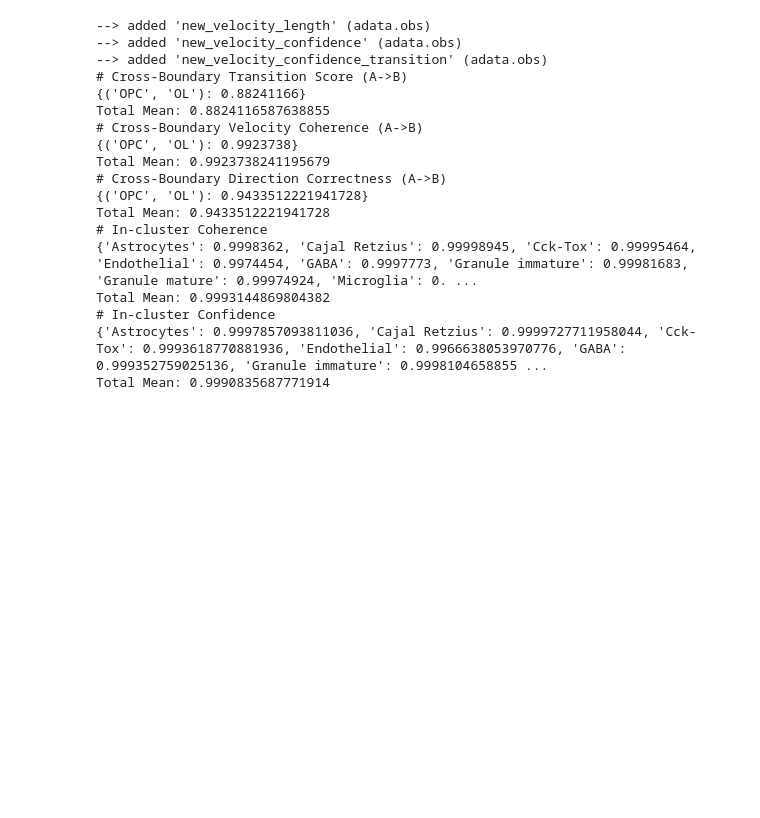
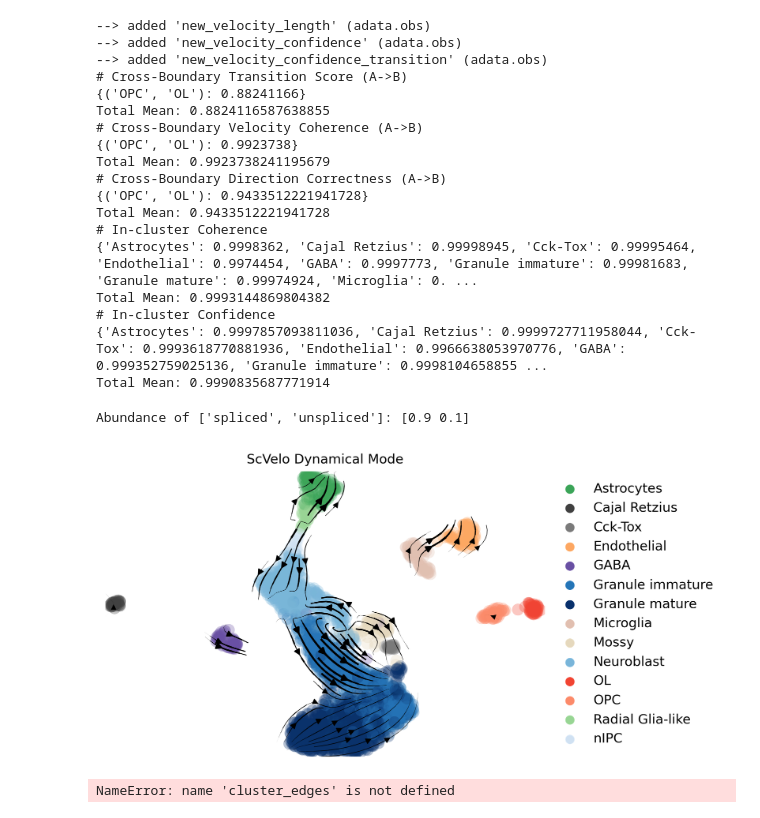
Before and after one commit to qiaochen/VeloAE, a Jupyter notebook: notebooks/dentategyrus/model-dentategyrus_gat.ipynb, the cells around one changed output. Saved outputs shown, nothing was run; the diff lists cells and outputs as text; code cells hidden in the pictures; blank space fills up the shorter version.

Commit message:
experiment for veloAE0.2.0

```diff
--- a/notebooks/dentategyrus/model-dentategyrus_gat.ipynb
+++ b/notebooks/dentategyrus/model-dentategyrus_gat.ipynb
@@ -18,21 +15,21 @@ args = parser.parse_args(args=['--lr', '1e-5',
                                '--k-dim', '100',
                                '--model-name', 'dentategyrus_model.cpt',
                                '--exp-name', 'CohAE_dentategyrus',
+                               '--scv_n_jobs', '10',
                                '--device', 'cuda:2',
                                '--gumbsoft_tau', '5',
                                '--nb_g_src', "X",
+                               '--ld_nb_g_src', "X",
                                '--n_raw_gene', '2000',
                                '--n_conn_nb', '30',
                                '--n_nb_newadata', '30',
                                '--aux_weight', '1',
                                '--fit_offset_train', None,
                                '--fit_offset_pred', 'True',
-                               '--use_offset_pred', None, # we remove offset after low-dimensional linear regression with offset,
-                                                          # to further denoise output, since during training we did not use offset
-                                                          # in order to make the low dimensions centered (i.e., offset = 0) for linear regression. So, Ideally, when fitting
-                                                          # linear regression with offset after training veloAE, the offset should be close to zero.
-                                                          # But fitting with an offset may alow gamma to be less prone to noises.
-                               '--use_gcn', None #: GCN, None: GAT
+                               '--use_offset_pred', None,
+                               '--gnn_layer', 'GAT',
+                               '--vis-key', 'X_umap',
+                               '--vis_type_col', 'clusters'
                               ])
 args
 # %% [output]
@@ -95,16 +91,16 @@ AnnData object with n_obs × n_vars = 2930 × 2000
     obsp: 'distances', 'connectivities'
 # %%
 scv.tl.velocity(adata, vkey='stc_velocity', mode="stochastic")
-scv.tl.velocity_graph(adata, vkey='stc_velocity')
+scv.tl.velocity_graph(adata, vkey='stc_velocity', n_jobs=args.scv_n_jobs)
 scv.tl.velocity_confidence(adata, vkey='stc_velocity')
 scv.pl.velocity_embedding_stream(adata,
                                 legend_loc="right margin",
                                 vkey="stc_velocity",
-                                basis='X_umap',
-                                color=[k_cluster],
+                                basis=args.vis_key,
+                                color=[args.vis_type_col],
                                 dpi=350,
                                 title='ScVelo Stochastic Mode')
-exp_metrics["stc_mode"] = evaluate(adata, cluster_edges, k_cluster, "stc_velocity")
+exp_metrics["stc_mode"] = evaluate(adata, cluster_edges, args.vis_type_col, "stc_velocity")
 # %% [output]
 computing velocities
     finished (0:00:01) --> added
@@ -223,6 +219,29 @@ Total Mean: 0.9993144869804382
 # In-cluster Confidence
 {'Astrocytes': 0.9997857093811036, 'Cajal Retzius': 0.9999727711958044, 'Cck-Tox': 0.9993618770881936, 'Endothelial': 0.9966638053970776, 'GABA': 0.999352759025136, 'Granule immature': 0.9998104658855 ...
 Total Mean: 0.9990835687771914
+# %%
+adata = scv.datasets.dentategyrus()
+scv.utils.show_proportions(adata)
+scv.pp.filter_and_normalize(adata, min_shared_counts=30, n_top_genes=args.n_raw_gene)
+scv.pp.moments(adata, n_pcs=30, n_neighbors=30)
+
+scv.tl.recover_dynamics(adata, n_jobs=args.scv_n_jobs)
+scv.tl.velocity(adata, vkey='dyn_velocity', mode="dynamical")
+
+scv.tl.velocity_graph(adata, vkey='dyn_velocity', n_jobs=args.scv_n_jobs)
+scv.tl.velocity_confidence(adata, vkey='dyn_velocity')
+scv.pl.velocity_embedding_stream(adata,
+                                legend_loc="right margin",
+                                vkey="dyn_velocity",
+                                basis=args.vis_key,
+                                color=[args.vis_type_col],
+                                dpi=350,
+                                title='ScVelo Dynamical Mode')
+exp_metrics["dyn_mode"] = evaluate(adata[:, adata.var.dyn_velocity_genes], cluster_edges, args.vis_type_col, "dyn_velocity")
+# %% [output]
+Abundance of ['spliced', 'unspliced']: [0.9 0.1]
+[figure, added]
+NameError: name 'cluster_edges' is not defined
 # %%
 with open("{}.pkl".format(EXP_NAME), 'wb') as out_file:
     pickle.dump(exp_metrics, out_file)
```
Also changed, not shown: parts of 4 cells of this notebook.
